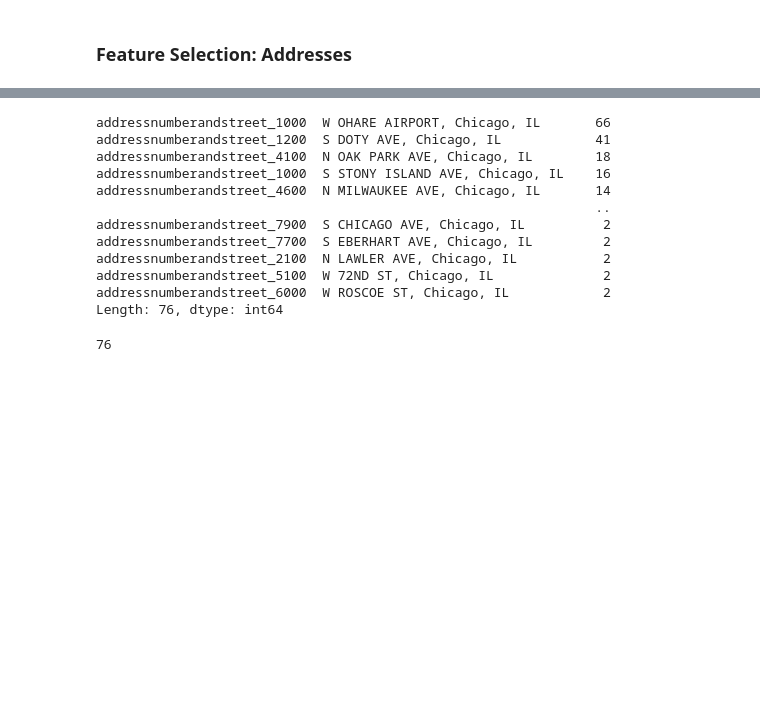
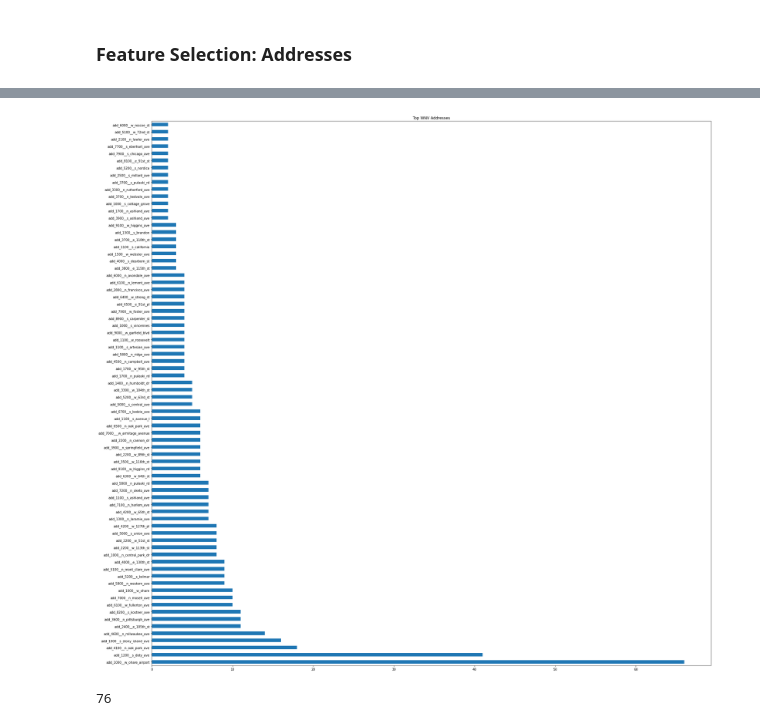
Before and after one commit to chevalier88/GA_Project_4_Advanced_Supervised_Learning, a Jupyter notebook: codes/Modelling, Cost-Benefit Analysis and Conclusion.ipynb, the cells around one changed output, grey strips where cells are left out. Drawn from its saved outputs; the diff is of its cells as text; code cells hidden in the pictures; blank space fills up the shorter version.

```diff
--- a/codes/Modelling, Cost-Benefit Analysis and Conclusion.ipynb
+++ b/codes/Modelling, Cost-Benefit Analysis and Conclusion.ipynb
@@ -195,0 +217,3 @@ key_traps = [col for col in trap_temp.columns if "trap" in col]
+# %%
+#dropping redundants from train and test
+train.drop(address_columns, axis=1, inplace=True)
@@ -196,3 +229,3 @@ key_traps = [col for col in trap_temp.columns if "trap" in col]
 # %%
-dummied_train = pd.get_dummies(train, drop_first=True)
+train = pd.get_dummies(train, columns=['addressnumberandstreet'], drop_first = True)
 # %%
@@ -200,5 +296,8 @@ dummied_test = pd.get_dummies(test, drop_first=True)
+# %%
+dummied_train = train
+dummied_test = test
 # %%
-addresses = [col for col in dummied_train if "addressnumberandstreet" in col]
+addresses = [col for col in dummied_train if "add" in col]
 # %%
 #let's remind ourselves the worst hit addresses in a visualization with 2 or more WNV cases
 
@@ -209,21 +309,13 @@ fig = px.bar(top_wnv_addresses, orientation='v',
 fig.show()
 # %% [output]
 [interactive output not drawn]
-# %%
-top_wnv_addresses
-# %% [output]
-addressnumberandstreet_1000  W OHARE AIRPORT, Chicago, IL       66
-addressnumberandstreet_1200  S DOTY AVE, Chicago, IL            41
-addressnumberandstreet_4100  N OAK PARK AVE, Chicago, IL        18
-addressnumberandstreet_1000  S STONY ISLAND AVE, Chicago, IL    16
-addressnumberandstreet_4600  N MILWAUKEE AVE, Chicago, IL       14
-                                                                ..
-addressnumberandstreet_7900  S CHICAGO AVE, Chicago, IL          2
-addressnumberandstreet_7700  S EBERHART AVE, Chicago, IL         2
-addressnumberandstreet_2100  N LAWLER AVE, Chicago, IL           2
-addressnumberandstreet_5100  W 72ND ST, Chicago, IL              2
-addressnumberandstreet_6000  W ROSCOE ST, Chicago, IL            2
-Length: 76, dtype: int64
+# %%
+#same plot in regular matplotlib
+plt.figure(figsize=(32,32))
+top_wnv_addresses.plot(kind='barh');
+plt.title("Top WNV Addresses");
+# %% [output]
+[figure, added]
 # %%
 address_temp = pd.DataFrame(top_wnv_addresses).T
 
```
Also changed, not shown: parts of 27 cells of this notebook, 1 other file.
